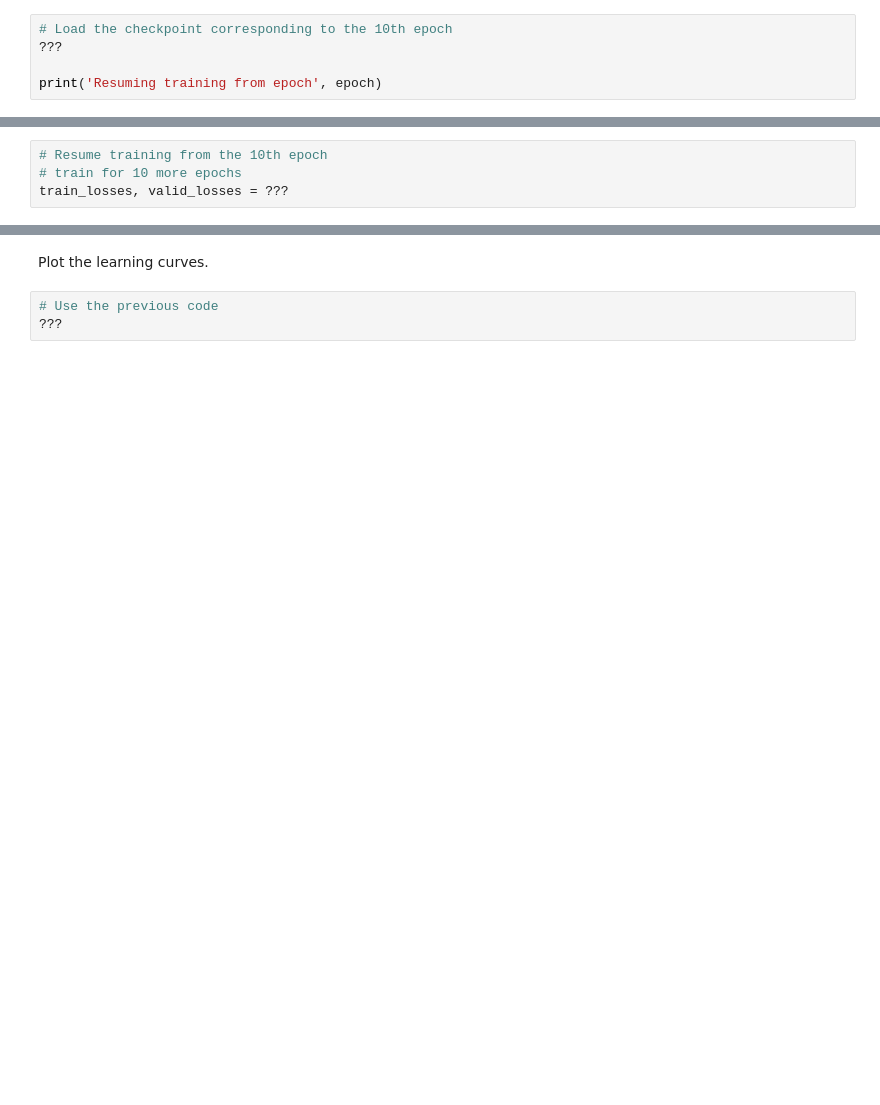
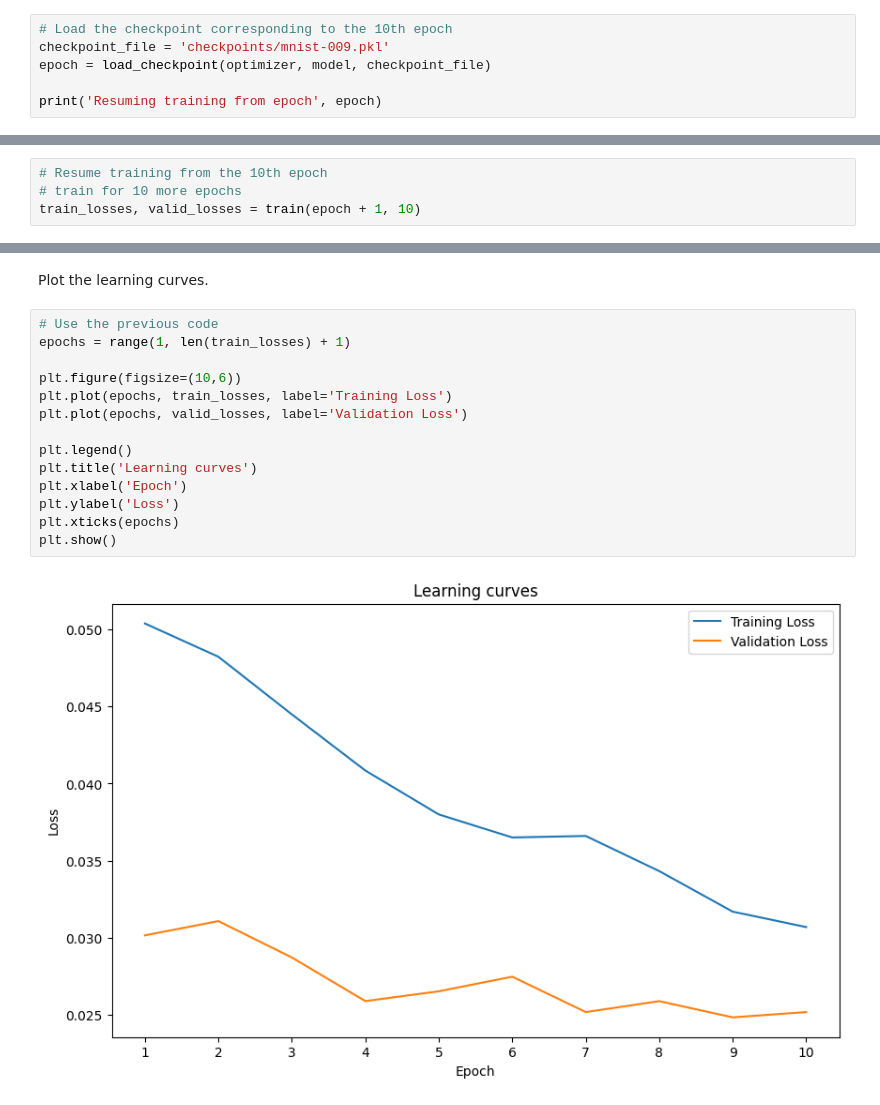
Before and after one commit to RafaDom02/APPSIV, a Jupyter notebook: [UAM_APPSIV]_Image_Classification_(1).ipynb, the cells around one changed output, grey strips where cells are left out. Saved outputs shown, nothing was run; the diff lists cells and outputs as text; blank space fills up the shorter version.

```diff
--- a/[UAM_APPSIV]_Image_Classification_(1).ipynb
+++ b/[UAM_APPSIV]_Image_Classification_(1).ipynb
@@ -679,5 +695,6 @@ ls checkpoints
 # %%
 # Load the checkpoint corresponding to the 10th epoch
-???
+checkpoint_file = 'checkpoints/mnist-009.pkl'
+epoch = load_checkpoint(optimizer, model, checkpoint_file)
 
 print('Resuming training from epoch', epoch)
@@ -684,4 +703,4 @@ print('Resuming training from epoch', epoch)
 # %%
 # Resume training from the 10th epoch
 # train for 10 more epochs
-train_losses, valid_losses = ???
+train_losses, valid_losses = train(epoch + 1, 10)
@@ -688,5 +718,18 @@ train_losses, valid_losses = ???
 # %% [markdown]
 Plot the learning curves.
-# %%
-# Use the previous code
-???
+# %%
+# Use the previous code
+epochs = range(1, len(train_losses) + 1)
+
+plt.figure(figsize=(10,6))
+plt.plot(epochs, train_losses, label='Training Loss')
+plt.plot(epochs, valid_losses, label='Validation Loss')
+
+plt.legend()
+plt.title('Learning curves')
+plt.xlabel('Epoch')
+plt.ylabel('Loss')
+plt.xticks(epochs)
+plt.show()
+# %% [output]
+[figure, added]
```
Also changed, not shown: parts of 13 cells of this notebook, 1 other file.
